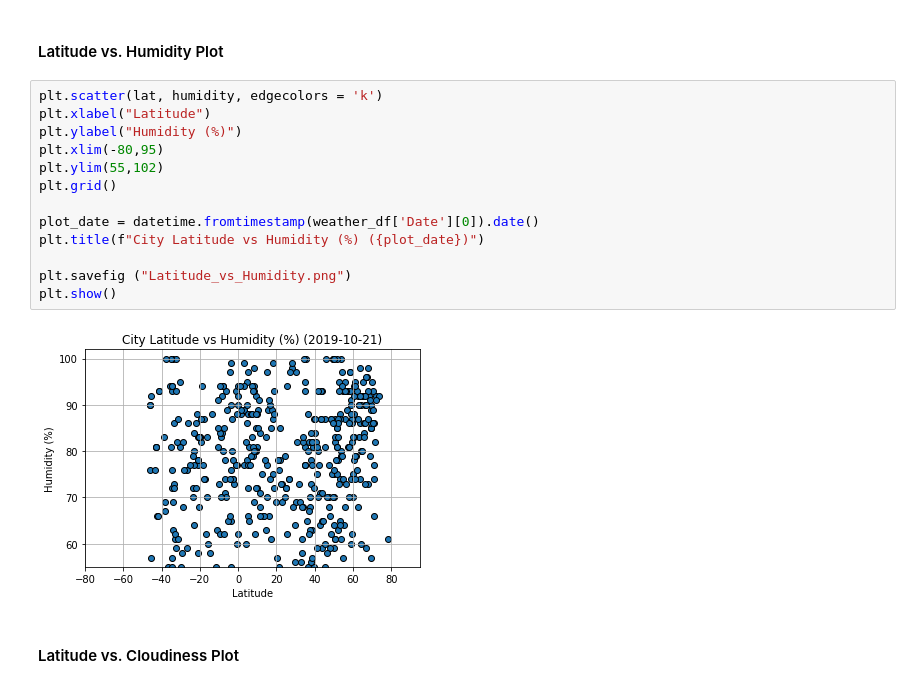
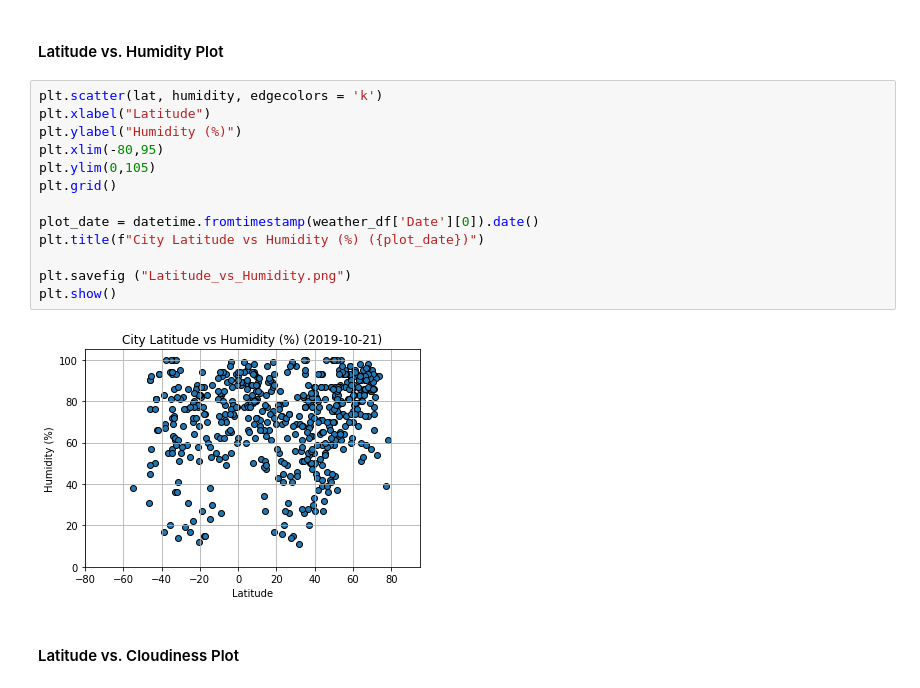
Before and after one commit to vitoperez117/Weather-Data-API-Requests-Pandas-Matplotlib, a Jupyter notebook: WeatherPy.ipynb, the cells around one changed output. Saved outputs shown, nothing was run; the diff lists cells and outputs as text.

Commit message:
correct plot formats

```diff
--- a/WeatherPy.ipynb
+++ b/WeatherPy.ipynb
@@ -183,18 +183,18 @@ plt.show()
 # %%
 plt.scatter(lat, humidity, edgecolors = 'k')
 plt.xlabel("Latitude")
 plt.ylabel("Humidity (%)")
 plt.xlim(-80,95)
-plt.ylim(55,102)
+plt.ylim(0,105)
 plt.grid()
 
 plot_date = datetime.fromtimestamp(weather_df['Date'][0]).date()
 plt.title(f"City Latitude vs Humidity (%) ({plot_date})")
 
 plt.savefig ("Latitude_vs_Humidity.png")
 plt.show()
 # %% [output]
-[figure, old version]
+[figure, new version]
 # %% [markdown]
 #### Latitude vs. Cloudiness Plot
 # %%
```
Also changed, not shown: parts of 1 cell of this notebook, 2 other files.
